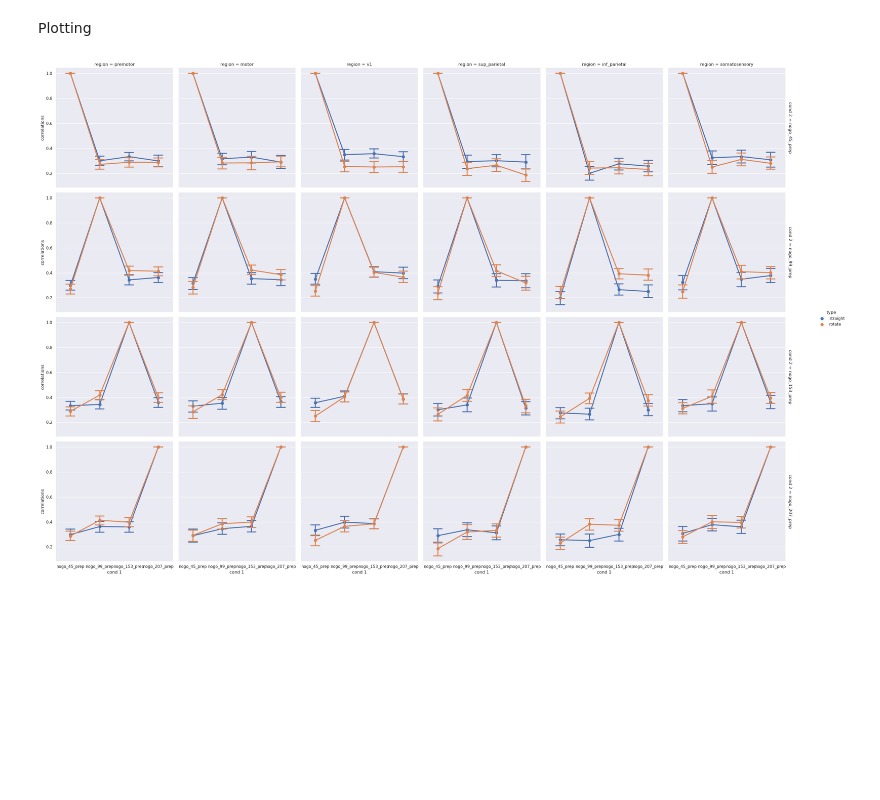
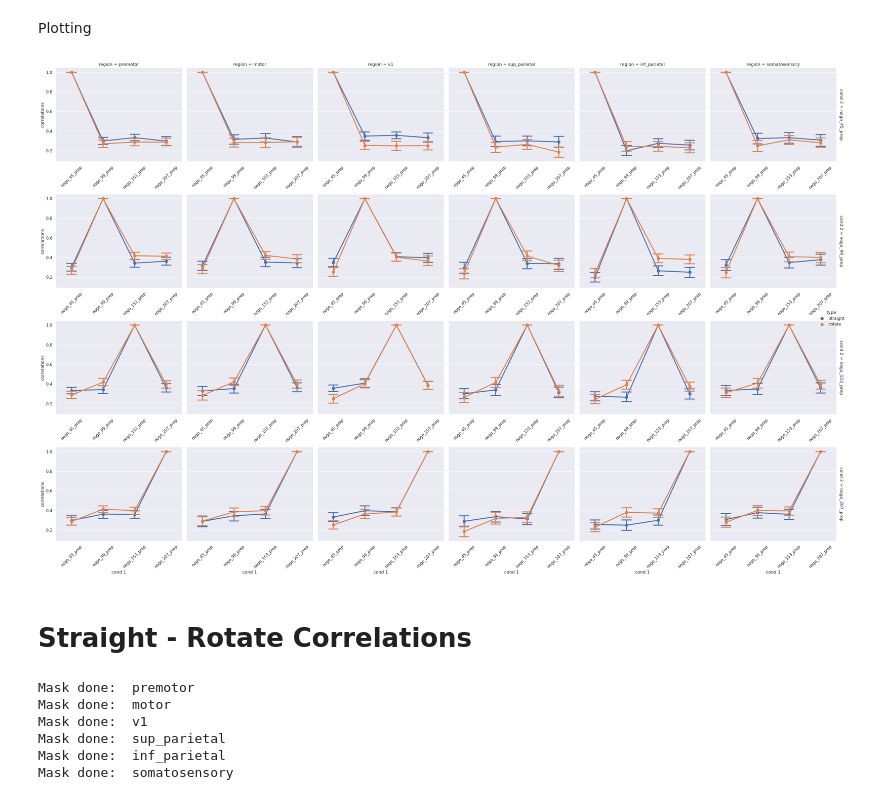
Before and after one commit to tejas-savalia/vma_fmri, a Jupyter notebook: analyses_sandbox.ipynb, the cells around one changed output. Saved outputs shown, nothing was run; the diff lists cells and outputs as text; code cells hidden in the pictures; blank space fills up the shorter version.

Commit message:
tight layout plot

```diff
--- a/analyses_sandbox.ipynb
+++ b/analyses_sandbox.ipynb
@@ -197,16 +252,34 @@ corr_df.to_csv('mvpa_outputs/event_correlations.csv')
 # %% [markdown]
 Plotting
 # %%
+corr_df = pd.read_csv('mvpa_outputs/event_correlations.csv').drop('Unnamed: 0', axis = 1)
 sns.set_context('poster') #Better font sizes
 sns.set_theme()
 g = sns.catplot(
     x = 'cond 1', hue = 'type', col = 'region', y = 'correlations', row = 'cond 2',
-    kind = 'point', capsize = 0.3, margin_titles = True,
+    kind = 'point', capsize = 0.3, margin_titles = True, sharex = False,
     data = corr_df.loc[((corr_df['cond 1'].str.contains('prep')) & (corr_df['cond 2'].str.contains('prep')) &
     (corr_df['cond 1'].str.startswith('nogo')) & (corr_df['cond 2'].str.startswith('nogo')))],
 )
-# g.set_xticklabels(g.get_xticklabels(), rotation=45)
+g.set_xticklabels(rotation=45)
+plt.tight_layout()
 
 plt.savefig('mvpa_outputs/plots/nogo_correlations.png', dpi = 600)
 # %% [output]
-[figure, old version]
+[figure, new version]
+# %% [markdown]
+# Straight - Rotate Correlations
+# %%
+str_rot_corr_dict = {}
+for key in masks.keys():
+    str_signal_all_sub = extract_roi_all_sub(sub_straight_paths, region=key)
+    rot_signal_all_sub = extract_roi_all_sub(sub_rotate_paths, region=key)
+    str_rot_corr_dict[key] = compute_corr_str_rot(str_signal_all_sub, rot_signal_all_sub)
+    print('Mask done: ', key)
+# %% [output]
+Mask done:  premotor
+Mask done:  motor
+Mask done:  v1
+Mask done:  sup_parietal
+Mask done:  inf_parietal
+Mask done:  somatosensory
```
Also changed, not shown: parts of 12 cells of this notebook, 6 other files.
